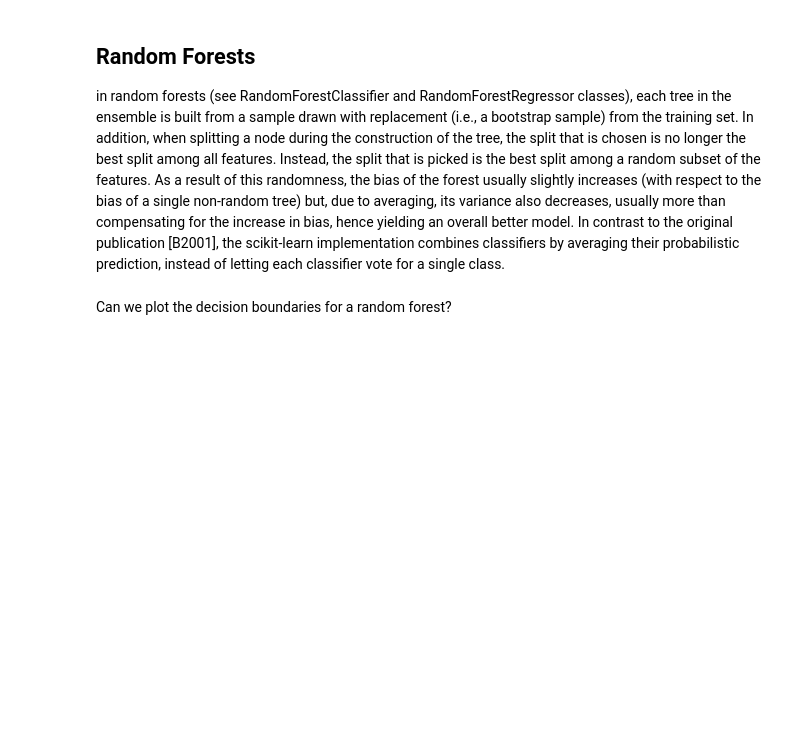
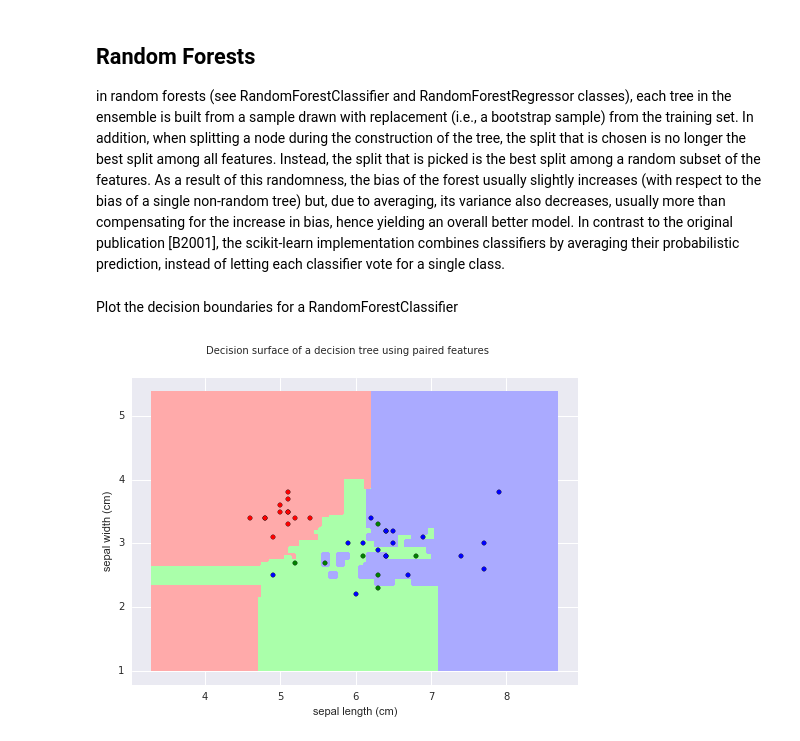
Before and after one commit to bnmnetp/DS420, a Jupyter notebook: KnnPlot.ipynb, the cells around one changed output. Drawn from its saved outputs; the diff is of its cells as text; code cells hidden in the pictures; blank space fills up the shorter version.

```diff
--- a/KnnPlot.ipynb
+++ b/KnnPlot.ipynb
@@ -207,4 +213,72 @@ digraph Tree {
 in random forests (see RandomForestClassifier and RandomForestRegressor classes), each tree in the ensemble is built from a sample drawn with replacement (i.e., a bootstrap sample) from the training set. In addition, when splitting a node during the construction of the tree, the split that is chosen is no longer the best split among all features. Instead, the split that is picked is the best split among a random subset of the features. As a result of this randomness, the bias of the forest usually slightly increases (with respect to the bias of a single non-random tree) but, due to averaging, its variance also decreases, usually more than compensating for the increase in bias, hence yielding an overall better model.
 In contrast to the original publication [B2001], the scikit-learn implementation combines classifiers by averaging their probabilistic prediction, instead of letting each classifier vote for a single class.
 # %% [markdown]
-Can we plot the decision boundaries for a random forest?
+Plot the decision boundaries for a RandomForestClassifier
+# %%
+from sklearn.ensemble import RandomForestClassifier
+from sklearn.cross_validation import train_test_split
+from sklearn.metrics import confusion_matrix, classification_report
+
+Xtrain, Xtest, Ctrain, Ctest = train_test_split(iris.data, iris.target)
+
+# Parameters
+n_classes = 3
+plot_colors = "rgb"
+plot_step = 0.02
+tree_depth = 25
+
+for pairidx, pair in enumerate([[0, 1]]):  #, [0, 2], [0, 3], [1, 2], [1, 3], [2, 3]]):
+    # We only take the two corresponding features
+    #X = iris.data[:, pair]
+    #y = iris.target
+    X = Xtrain[:, pair]
+    y = Ctrain
+
+    # Shuffle
+#     idx = np.arange(X.shape[0])
+#     np.random.seed(13)
+#     np.random.shuffle(idx)
+#     X = X[idx]
+#     y = y[idx]
+
+    # Standardize
+    #mean = X.mean(axis=0)
+    #std = X.std(axis=0)
+    #X = (X - mean) / std
+
+    # Train
+    clf = RandomForestClassifier(n_estimators=25,)
+    clf.fit(X, y)
+
+    # Plot the decision boundary
+    #plt.subplot(2, 3, pairidx + 1)
+    plt.subplot(1, 1, pairidx + 1)
+
+
+    x_min, x_max = X[:, 0].min() - 1, X[:, 0].max() + 1
+    y_min, y_max = X[:, 1].min() - 1, X[:, 1].max() + 1
+    xx, yy = np.meshgrid(np.arange(x_min, x_max, plot_step),
+                         np.arange(y_min, y_max, plot_step))
+
+    Z = clf.predict(np.c_[xx.ravel(), yy.ravel()])
+    Z = Z.reshape(xx.shape)
+    cs = plt.contourf(xx, yy, Z, cmap=cmap_light)
+
+    plt.xlabel(iris.feature_names[pair[0]])
+    plt.ylabel(iris.feature_names[pair[1]])
+    plt.axis("tight")
+
+    # Plot the training points
+    y=Ctest
+    for i, color in zip(range(n_classes), plot_colors):
+        idx = np.where(y == i)
+        plt.scatter(Xtest[idx, 0], Xtest[idx, 1], c=color, #label=Ctest[i],#iris.target_names[i],
+                    )
+
+    plt.axis("tight")
+
+plt.suptitle("Decision surface of a decision tree using paired features")
+plt.legend()
+plt.show()
+# %% [output]
+[figure, added]
```
Also changed, not shown: parts of 4 cells of this notebook.
